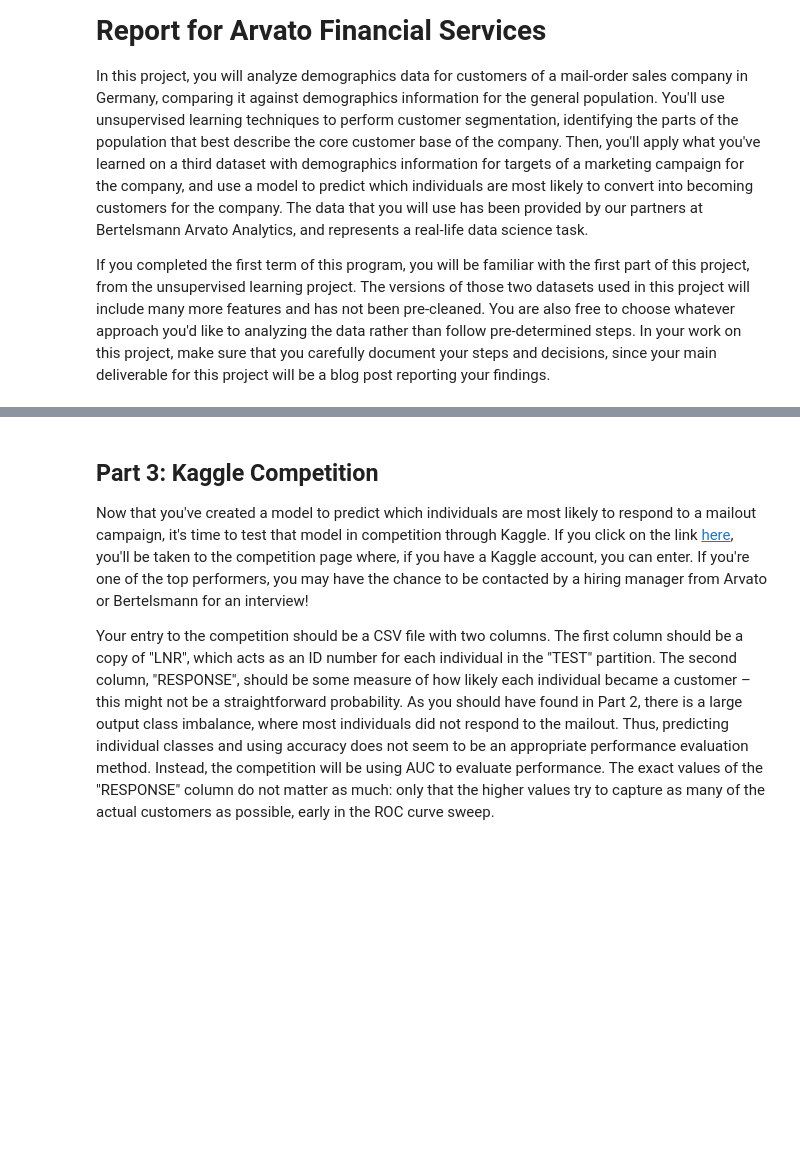
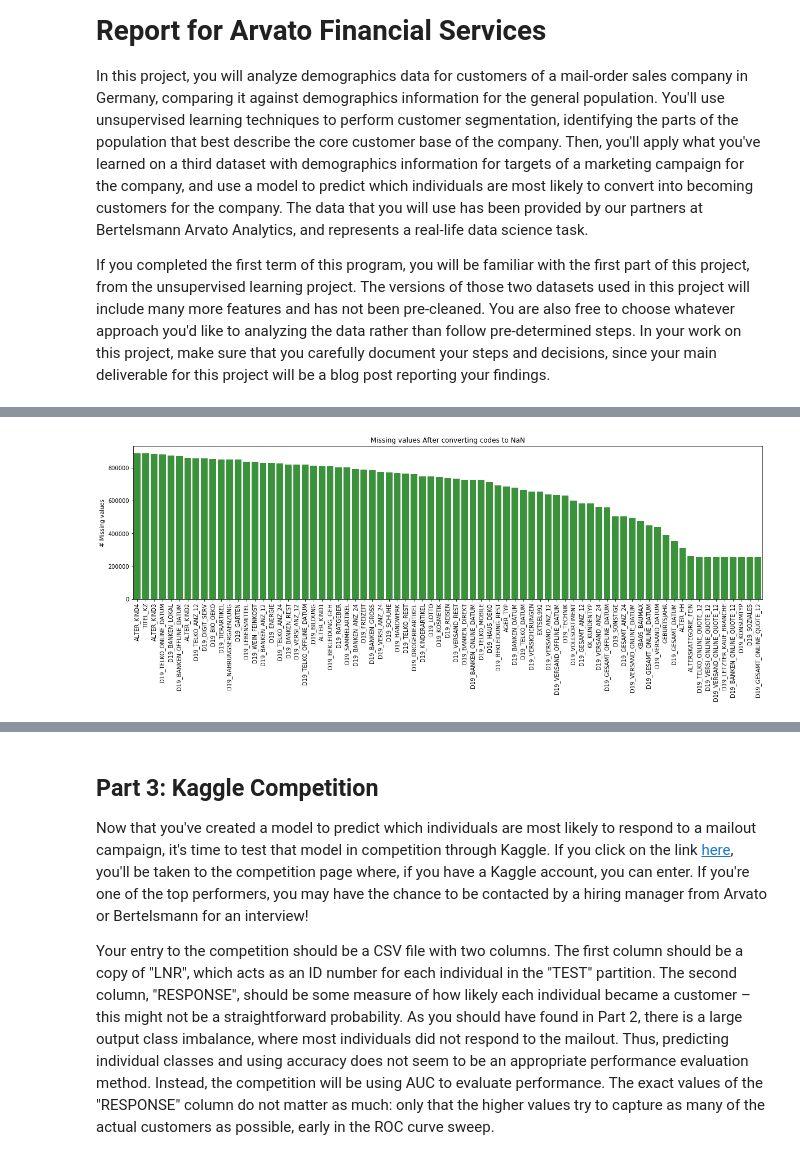
Before and after one commit to michanN/capstone-arvato, a Jupyter notebook: Arvato Project Workbook.ipynb, the cells around one changed output, grey strips where cells are left out. Drawn from its saved outputs; the diff is of its cells as text; code cells hidden in the pictures; blank space fills up the shorter version.

```diff
--- a/Arvato Project Workbook.ipynb
+++ b/Arvato Project Workbook.ipynb
@@ -53,0 +225,4 @@ mailout_train = pd.read_csv('../../data/Term2/capstone/arvato_data/Udacity_MAILO
+# %%
+plot_missing(df=df_missing_values, column='After')
+# %% [output]
+[figure, added]
```
Also changed, not shown: parts of 164 cells of this notebook, 7 other files.
